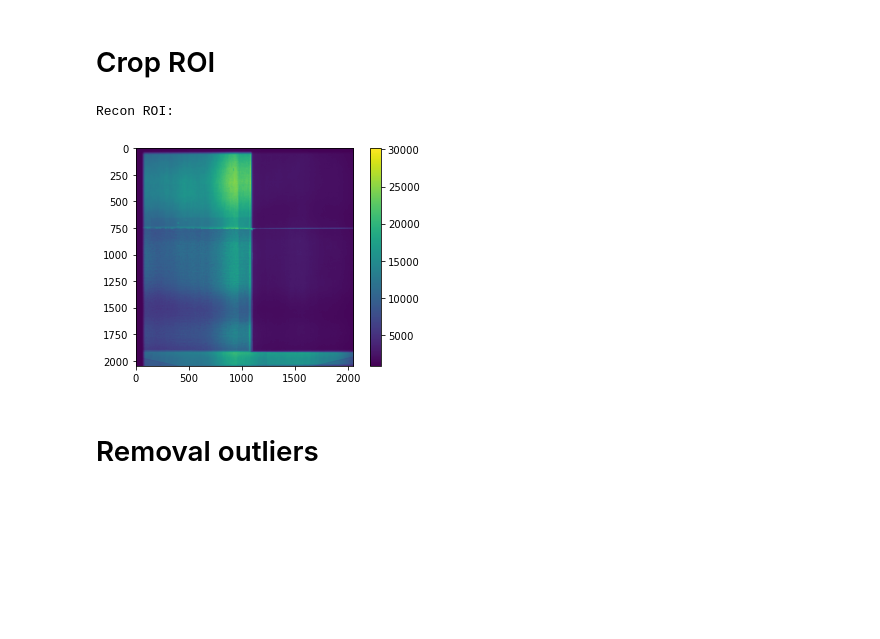
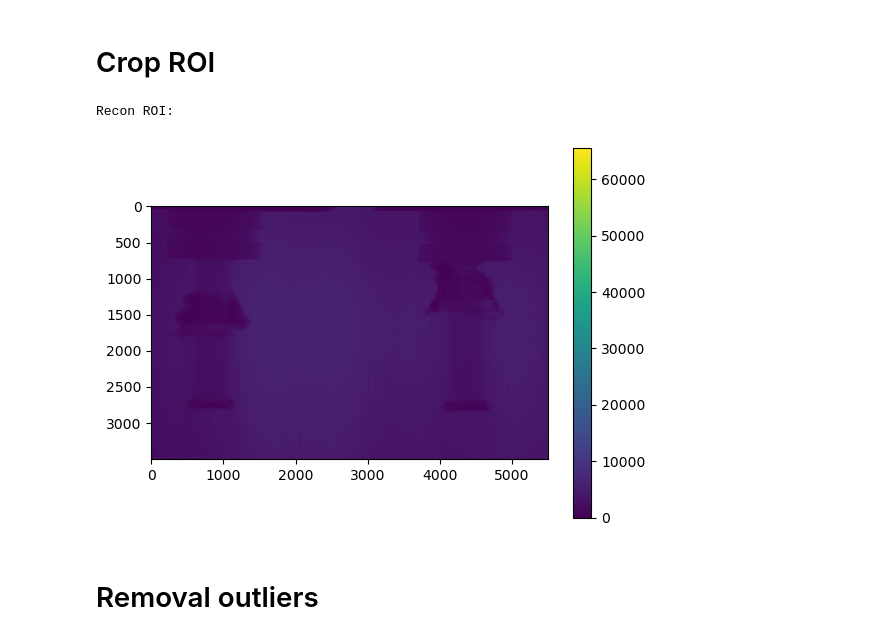
Before and after one commit to zhangy6x/research_stuff, a Jupyter notebook: jupyter_notebooks/norm_recon/sub_normalization.ipynb, the cells around one changed output. Saved outputs shown, nothing was run; the diff lists cells and outputs as text; code cells hidden in the pictures; blank space fills up the shorter version.

```diff
--- a/jupyter_notebooks/norm_recon/sub_normalization.ipynb
+++ b/jupyter_notebooks/norm_recon/sub_normalization.ipynb
@@ -71,5 +63,6 @@ gamma_diff = 20
 # %%
 fname_list = os.listdir(scan_dir)
 # fname_list.pop(0)
+fname_list.sort()
 fname_list
 # %% [output]
@@ -85,0 +86,6 @@ fname_list
+# %%
+ob_list = os.listdir(ob_dir)
+# fname_list.pop(0)
+ob_list.sort()
+ob_list = ob_list[-6:]
+ob_list
@@ -85,0 +99,5 @@ fname_list
+# %%
+dc_list = os.listdir(dc_dir)
+# fname_list.pop(0)
+dc_list.sort()
+dc_list
@@ -88,9 +110,9 @@ fname_list
 scan_raw = rocku.read_tiff_stack(scan_dir, fname_list)
 print(scan_raw.shape)
 ######### OB
-ob_raw = rocku.load_ob(ob_dir, name=ob_name)
+ob_raw = rocku.read_tiff_stack(ob_dir, ob_list)
 print(ob_raw.shape)
 ######### DC
-dc_raw = rocku.load_dc(dc_dir, name=dc_name)
+dc_raw = rocku.read_tiff_stack(dc_dir, dc_list)
 print(dc_raw.shape)
 # %% [output]
@@ -124,27 +140,27 @@ plt.show()
 # Crop ROI
 # %%
 ###################### need to change start
-crop = False
+crop = True
 # crop_left = 250
 # crop_right = 1650
 # crop_top = 750
 # crop_bottom = 1950
-crop_left = 550
-crop_right = 1500
-crop_top = 900
-crop_bottom = 1450
+crop_left = 500
+crop_right = 6000
+crop_top = 1500
+crop_bottom = 5000
 ###################### need to change end
 scan_crop = rocku.crop(scan_raw, crop_left, crop_right, crop_top, crop_bottom, crop)
 ob_crop = rocku.crop(ob_raw, crop_left, crop_right, crop_top, crop_bottom, crop)
 dc_crop = rocku.crop(dc_raw, crop_left, crop_right, crop_top, crop_bottom, crop)
 scan_crop_min = rocku.crop(scan_min, crop_left, crop_right, crop_top, crop_bottom, crop)
 print("Recon ROI:")
 plt.imshow(scan_crop_min)
 plt.colorbar()
 plt.show()
 # %% [output]
 Recon ROI:
-[figure, old version]
+[figure, new version]
 # %% [markdown]
 # Removal outliers
 # %%
```
Also changed, not shown: parts of 17 cells of this notebook, 5 other files.
